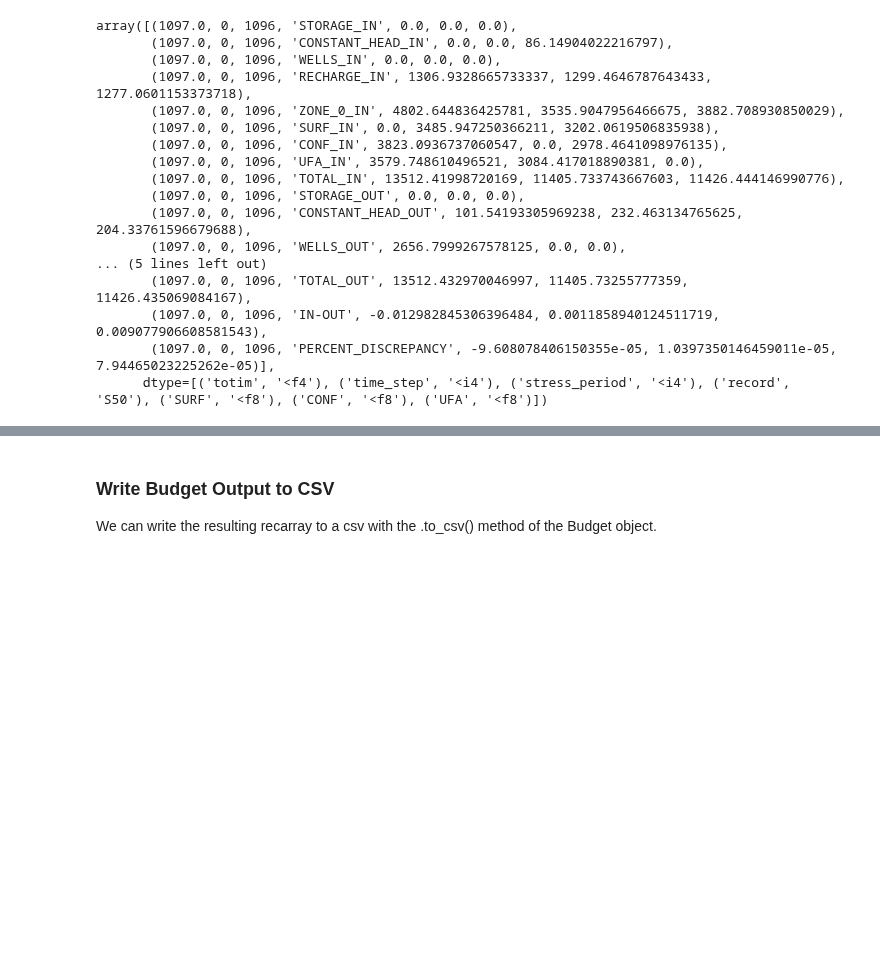
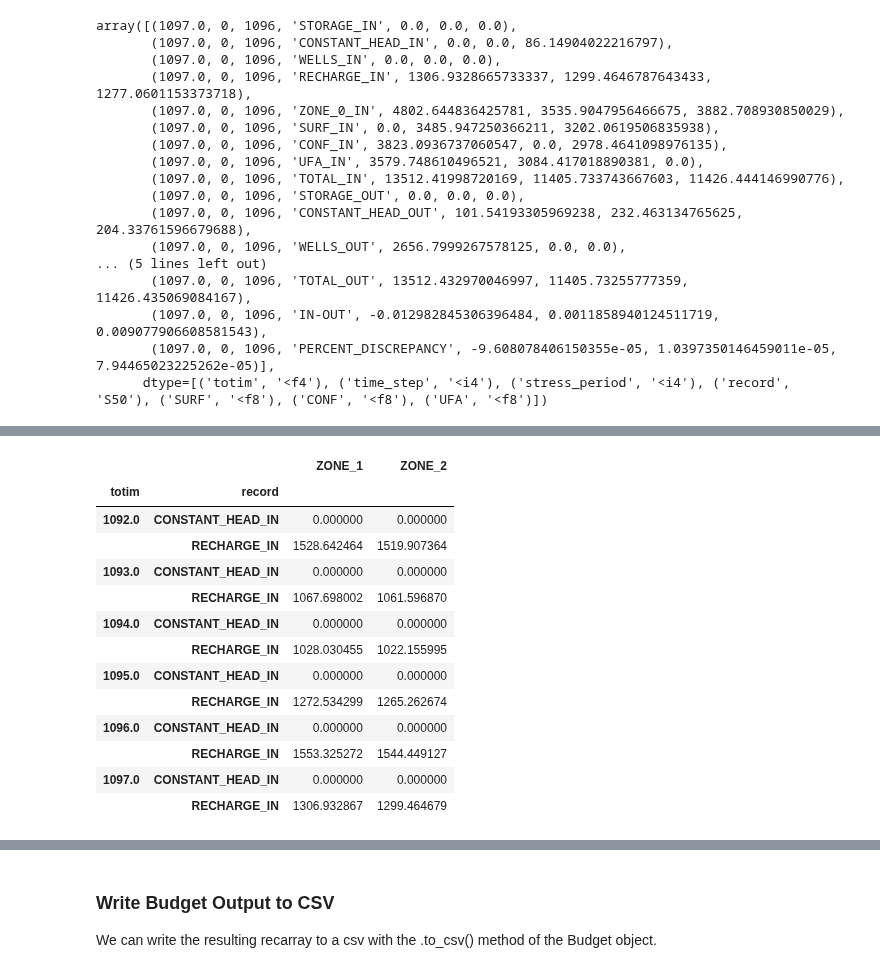
Before and after one commit to modflowpy/flopy, a Jupyter notebook: examples/Notebooks/flopy3_ZoneBudget_example.ipynb, the cells around one changed output, grey strips where cells are left out. Cells and saved outputs as stored; diff of their text form; code cells hidden in the pictures; blank space fills up the shorter version.

```diff
--- a/examples/Notebooks/flopy3_ZoneBudget_example.ipynb
+++ b/examples/Notebooks/flopy3_ZoneBudget_example.ipynb
@@ -179,0 +178,23 @@ dtype: float64
+# %%
+# Slice the multi-index dataframe
+
+df = zb.get_dataframes()
+dateidx1 = 1092.
+dateidx2 = 1097.
+records = ['RECHARGE_IN', 'CONSTANT_HEAD_IN']
+df.loc[(slice(dateidx1, dateidx2), records), :][['ZONE_1', 'ZONE_2']]
+# %% [output]
+|  |  | ZONE_1 | ZONE_2 |
+| totim | record |  |  |
+| 1092.0 | CONSTANT_HEAD_IN | 0.000000 | 0.000000 |
+|  | RECHARGE_IN | 1528.642464 | 1519.907364 |
+| 1093.0 | CONSTANT_HEAD_IN | 0.000000 | 0.000000 |
+|  | RECHARGE_IN | 1067.698002 | 1061.596870 |
+| 1094.0 | CONSTANT_HEAD_IN | 0.000000 | 0.000000 |
+|  | RECHARGE_IN | 1028.030455 | 1022.155995 |
+| 1095.0 | CONSTANT_HEAD_IN | 0.000000 | 0.000000 |
+|  | RECHARGE_IN | 1272.534299 | 1265.262674 |
+| 1096.0 | CONSTANT_HEAD_IN | 0.000000 | 0.000000 |
+|  | RECHARGE_IN | 1553.325272 | 1544.449127 |
+| 1097.0 | CONSTANT_HEAD_IN | 0.000000 | 0.000000 |
+|  | RECHARGE_IN | 1306.932867 | 1299.464679 |
```
Also changed, not shown: parts of 7 cells of this notebook, 2 other files.
